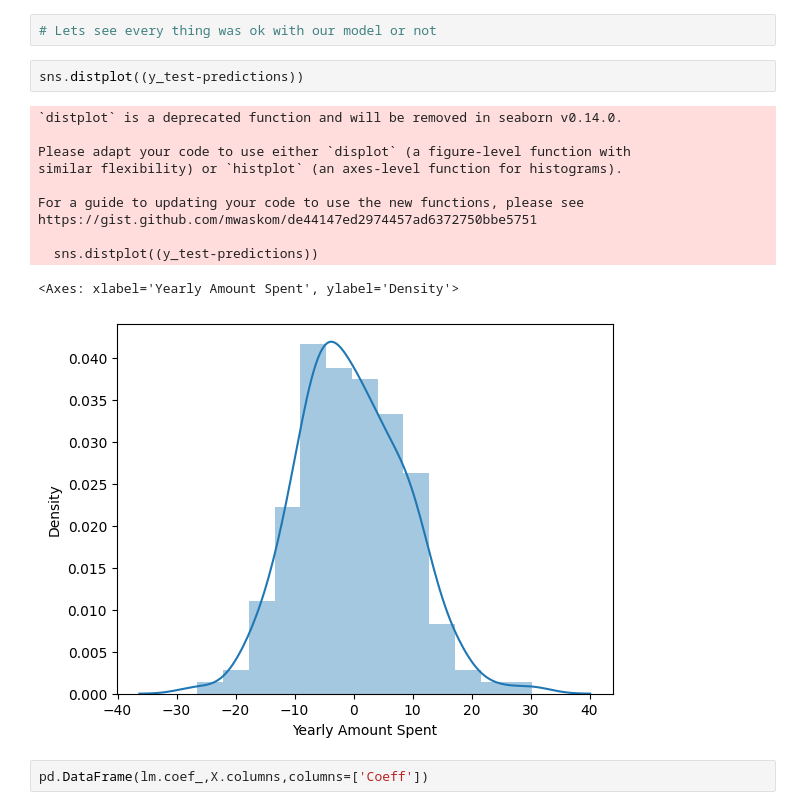
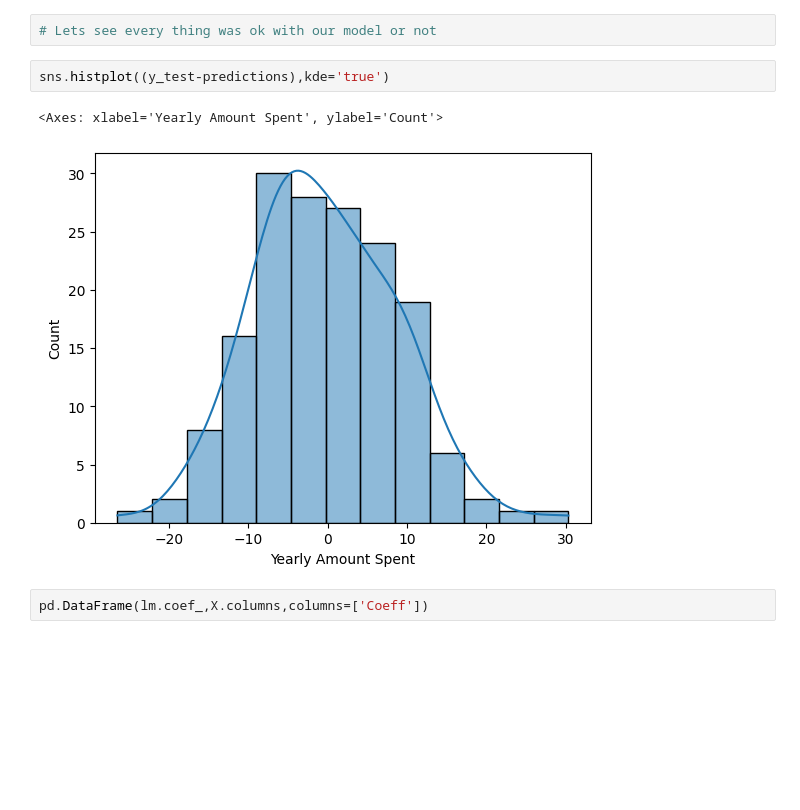
Before and after one commit to codexsabir/userbase-regression-model, a Jupyter notebook: CustomerEngaging.ipynb, the cells around one changed output. Drawn from its saved outputs; the diff is of its cells as text; blank space fills up the shorter version.

```diff
--- a/CustomerEngaging.ipynb
+++ b/CustomerEngaging.ipynb
@@ -118,19 +118,10 @@ metrics.explained_variance_score(y_test,predictions)
 # %%
 # Lets see every thing was ok with our model or not
 # %%
-sns.distplot((y_test-predictions))
+sns.histplot((y_test-predictions),kde='true')
 # %% [output]
-`distplot` is a deprecated function and will be removed in seaborn v0.14.0.
-
-Please adapt your code to use either `displot` (a figure-level function with
-similar flexibility) or `histplot` (an axes-level function for histograms).
-
-For a guide to updating your code to use the new functions, please see
-https://gist.github.com/mwaskom/de44147ed2974457ad6372750bbe5751
-
-  sns.distplot((y_test-predictions))
+<Axes: xlabel='Yearly Amount Spent', ylabel='Count'>
-<Axes: xlabel='Yearly Amount Spent', ylabel='Density'>
-[figure, old version]
+[figure, new version]
 # %%
 pd.DataFrame(lm.coef_,X.columns,columns=['Coeff'])
 # %% [output]
```
